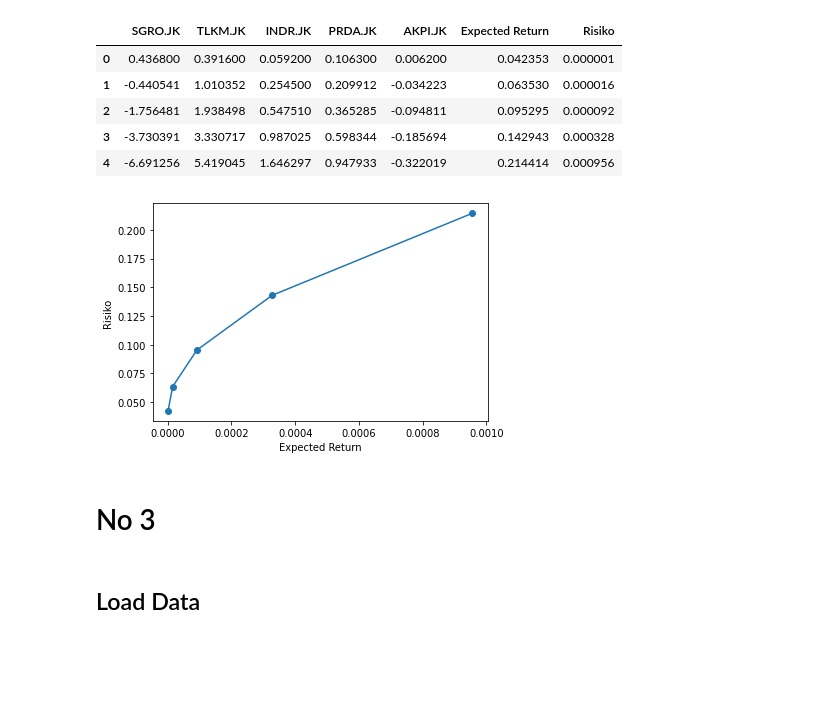
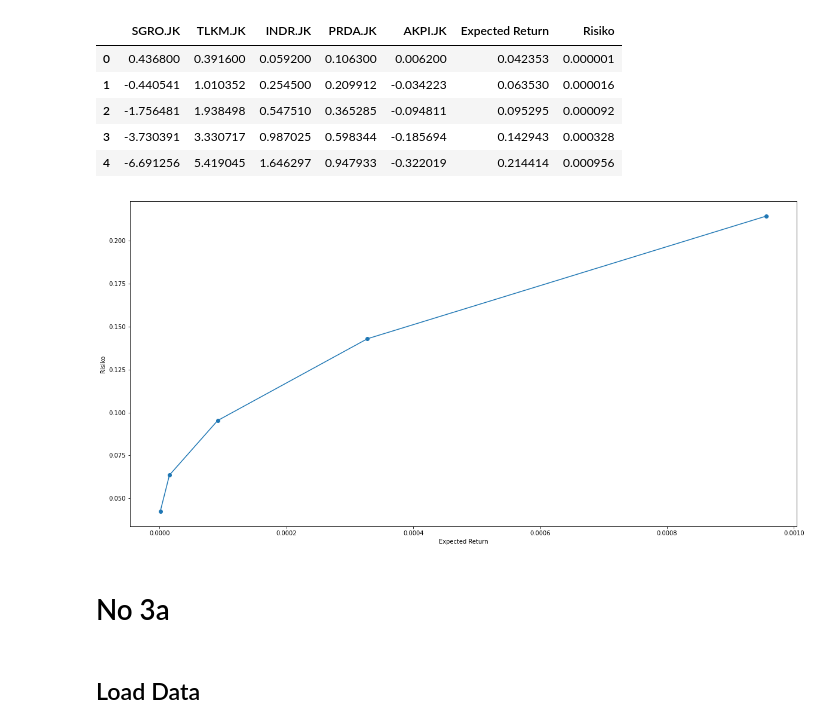
Before and after one commit to relfarizi/Portfolio-Saham, a Jupyter notebook: Portfolio_Saham.ipynb, the cells around one changed output. Drawn from its saved outputs; the diff is of its cells as text; code cells hidden in the pictures; blank space fills up the shorter version.

```diff
--- a/Portfolio_Saham.ipynb
+++ b/Portfolio_Saham.ipynb
@@ -88,17 +77,19 @@ dataset.corr()
 | INDR.JK | 0.282667 | -0.647548 | 1.000000 | -0.715454 | -0.019710 |
 | PRDA.JK | -0.599204 | 0.348964 | -0.715454 | 1.000000 | 0.189698 |
 | AKPI.JK | -0.559313 | 0.244041 | -0.019710 | 0.189698 | 1.000000 |
+# %%
+def find_k(saham) :
+  K = []
+  for i in range(len(saham)-1) :
+    x = (saham[i+1]-saham[i])/saham[i]
+    K.append(x)
+  return K
 # %% [markdown]
 ### Return Saham
 # %%
 import math
 def find_ud(saham) :
-  K = []
-
-
-  for i in range(len(saham)-1) :
-    x = (saham[i+1]-saham[i])/saham[i]
-    K.append(x)
+  K = find_k(saham)
   up = []
   down = []
 
@@ -206,9 +197,12 @@ print(std_dev)
 # %% [markdown]
 #### Matrix C
 # %%
-C = (np.zeros((n,n)))
+def Matrix_C(std_dev=std_dev,rho=rho) :
+  n = len(std_dev)
+  C = (np.zeros((n,n)))
+  for i in range(n):
+    for j in range(n) :
+      C[i][j] = std_dev[i]*rho[i][j]*std_dev[j]
+  return C
 
-for i in range(n):
-  for j in range(n) :
-    C[i][j] = std_dev[i]*rho[i][j]*std_dev[j]
-print(C)
+C = (Matrix_C())
@@ -228,6 +211,8 @@ print(C)
 # %%
 from numpy.linalg import inv
 from numpy.linalg import det
+
+n = len(kode_saham)
 u = np.ones(n)
 uT = np.transpose(u)
 
@@ -342,17 +327,18 @@ new_df
 # %%
 import matplotlib.pyplot as plt
 
 y = new_df["Expected Return"]
 x = new_df["Risiko"]
 
+plt.figure(figsize=(20,10))
 plt.plot(x,y)
 plt.scatter(x,y)
 plt.xlabel("Expected Return")
 plt.ylabel("Risiko")
 plt.show()
 # %% [output]
-[figure, old version]
+[figure, new version]
 # %% [markdown]
-# No 3
+# No 3a
 # %% [markdown]
 ## Load Data
```
Also changed, not shown: parts of 11 cells of this notebook.
